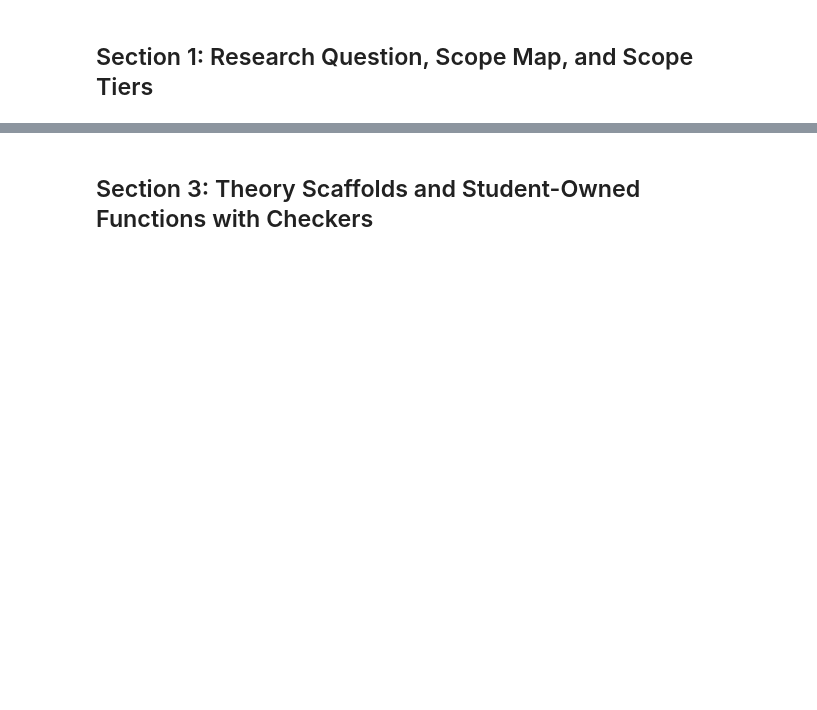
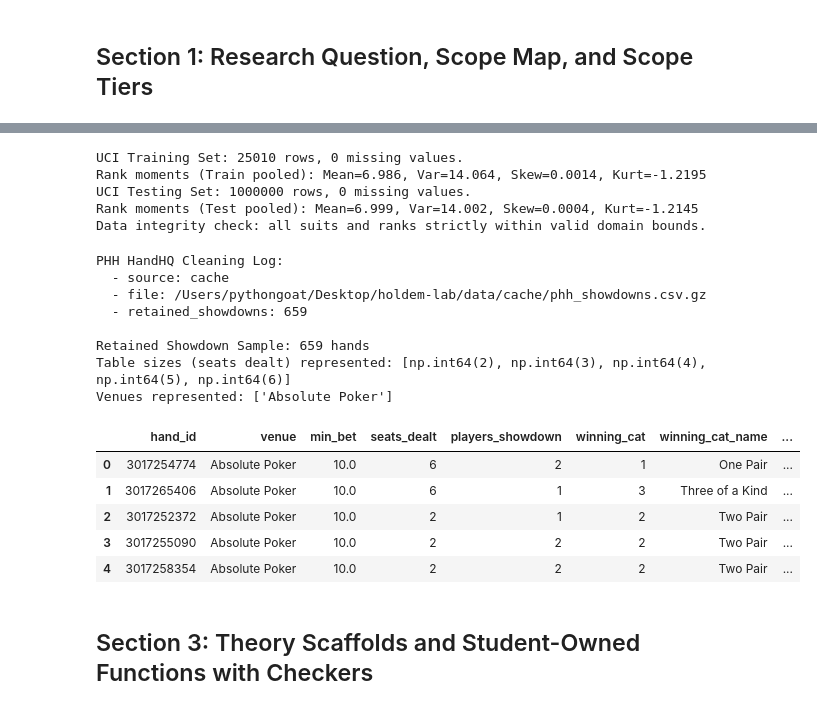
Before and after one commit to pyth0ngoat/holdem-lab, a Jupyter notebook: holdem_lab.ipynb, the cells around one changed output, grey strips where cells are left out. Drawn from its saved outputs; the diff is of its cells as text; code cells hidden in the pictures; blank space fills up the shorter version.

Commit message:
feat: data, goodness of fit and real-play comparison

```diff
--- a/holdem_lab.ipynb
+++ b/holdem_lab.ipynb
@@ -62,3 +84,55 @@ from holdem_lab.findings import (
+# %%
+# Section 2: UCI Data Ingestion & Exploratory Data Analysis
+import pandas as pd
+import numpy as np
+from holdem_lab.analysis import load_uci_data, uci_eda_summary, parse_phh_handhq
+
+train_df = load_uci_data("train")
+test_df = load_uci_data("test")
+
+train_eda = uci_eda_summary(train_df)
+test_eda = uci_eda_summary(test_df)
+
+print(f"UCI Training Set: {train_eda['n_rows']} rows, {train_eda['missing_count']} missing values.")
+print(f"Rank moments (Train pooled): Mean={train_eda['rank_mean']:.3f}, Var={train_eda['rank_var']:.3f}, Skew={train_eda['rank_skew']:.4f}, Kurt={train_eda['rank_kurtosis']:.4f}")
+print(f"UCI Testing Set: {test_eda['n_rows']} rows, {test_eda['missing_count']} missing values.")
+print(f"Rank moments (Test pooled): Mean={test_eda['rank_mean']:.3f}, Var={test_eda['rank_var']:.3f}, Skew={test_eda['rank_skew']:.4f}, Kurt={test_eda['rank_kurtosis']:.4f}")
+
+assert all(v == 1 for v in train_eda["suit_mins"].values()) and all(v == 4 for v in train_eda["suit_maxs"].values())
+assert all(v == 1 for v in train_eda["rank_mins"].values()) and all(v == 13 for v in train_eda["rank_maxs"].values())
+print("Data integrity check: all suits and ranks strictly within valid domain bounds.")
+# %% [output]
+UCI Training Set: 25010 rows, 0 missing values.
+Rank moments (Train pooled): Mean=6.986, Var=14.064, Skew=0.0014, Kurt=-1.2195
+UCI Testing Set: 1000000 rows, 0 missing values.
+Rank moments (Test pooled): Mean=6.999, Var=14.002, Skew=0.0004, Kurt=-1.2145
+Data integrity check: all suits and ranks strictly within valid domain bounds.
+# %%
+# Section 2: PHH Real-Play Hand History Ingestion & Cleaning Log
+df_phh, cleaning_log = parse_phh_handhq(use_cache=True)
+print("PHH HandHQ Cleaning Log:")
+for k, v in cleaning_log.items():
+    print(f"  - {k}: {v}")
+
+print(f"\nRetained Showdown Sample: {len(df_phh)} hands")
+print(f"Table sizes (seats dealt) represented: {sorted(df_phh['seats_dealt'].unique())}")
+print(f"Venues represented: {list(df_phh['venue'].unique())}")
+df_phh.head(5)
+# %% [output]
+PHH HandHQ Cleaning Log:
+  - source: cache
+  - file: /Users/pythongoat/Desktop/holdem-lab/data/cache/phh_showdowns.csv.gz
+  - retained_showdowns: 659
+
+Retained Showdown Sample: 659 hands
+Table sizes (seats dealt) represented: [np.int64(2), np.int64(3), np.int64(4), np.int64(5), np.int64(6)]
+Venues represented: ['Absolute Poker']
+|  | hand_id | venue | min_bet | seats_dealt | players_showdown | winning_cat | winning_cat_name | ... |
+| 0 | 3017254774 | Absolute Poker | 10.0 | 6 | 2 | 1 | One Pair | ... |
+| 1 | 3017265406 | Absolute Poker | 10.0 | 6 | 1 | 3 | Three of a Kind | ... |
+| 2 | 3017252372 | Absolute Poker | 10.0 | 2 | 1 | 2 | Two Pair | ... |
+| 3 | 3017255090 | Absolute Poker | 10.0 | 2 | 2 | 2 | Two Pair | ... |
+| 4 | 3017258354 | Absolute Poker | 10.0 | 2 | 2 | 2 | Two Pair | ... |
 # %% [markdown]
 ## Section 3: Theory Scaffolds and Student-Owned Functions with Checkers
 # %% [markdown]
```
Also changed, not shown: parts of 24 cells of this notebook, 13 other files.
